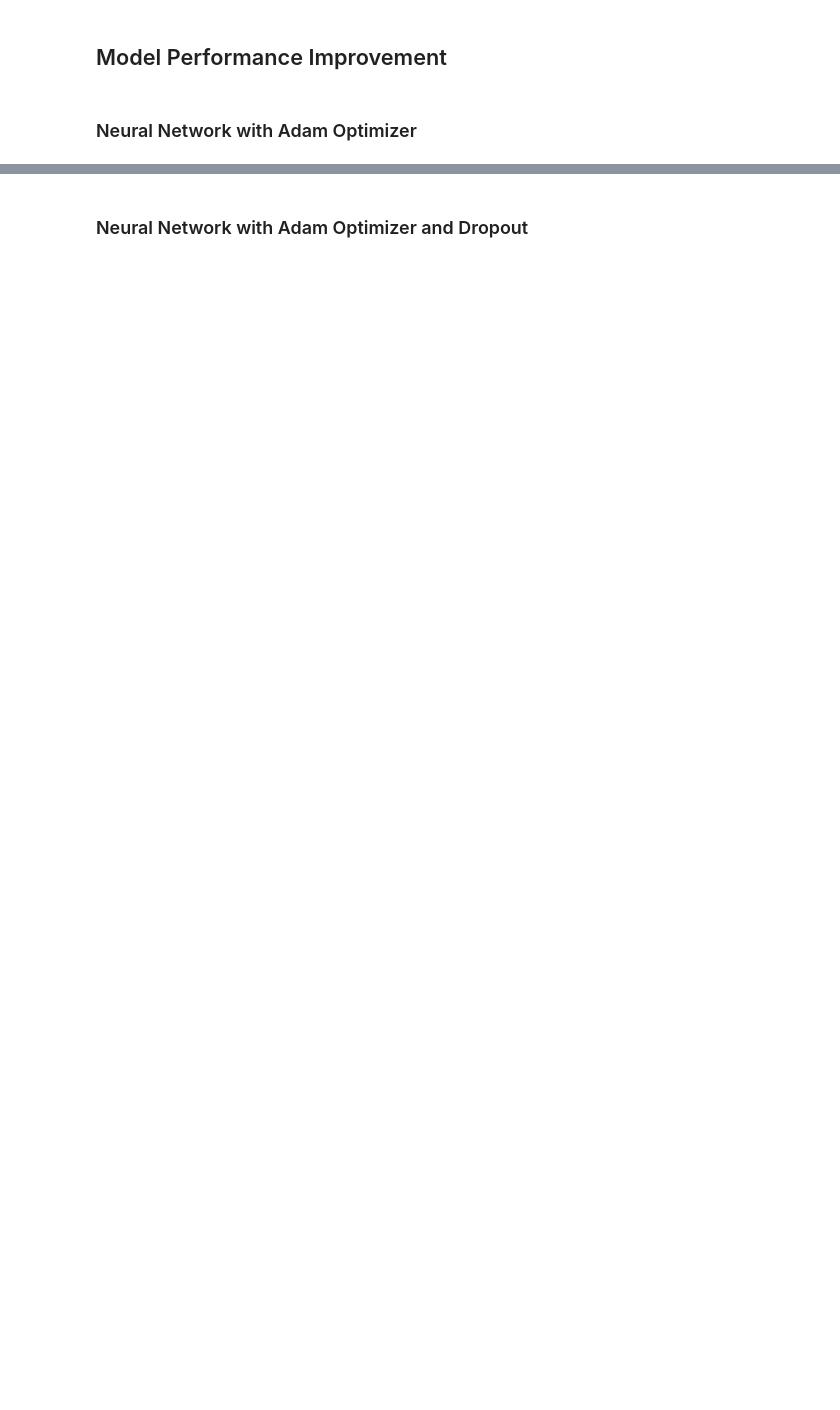
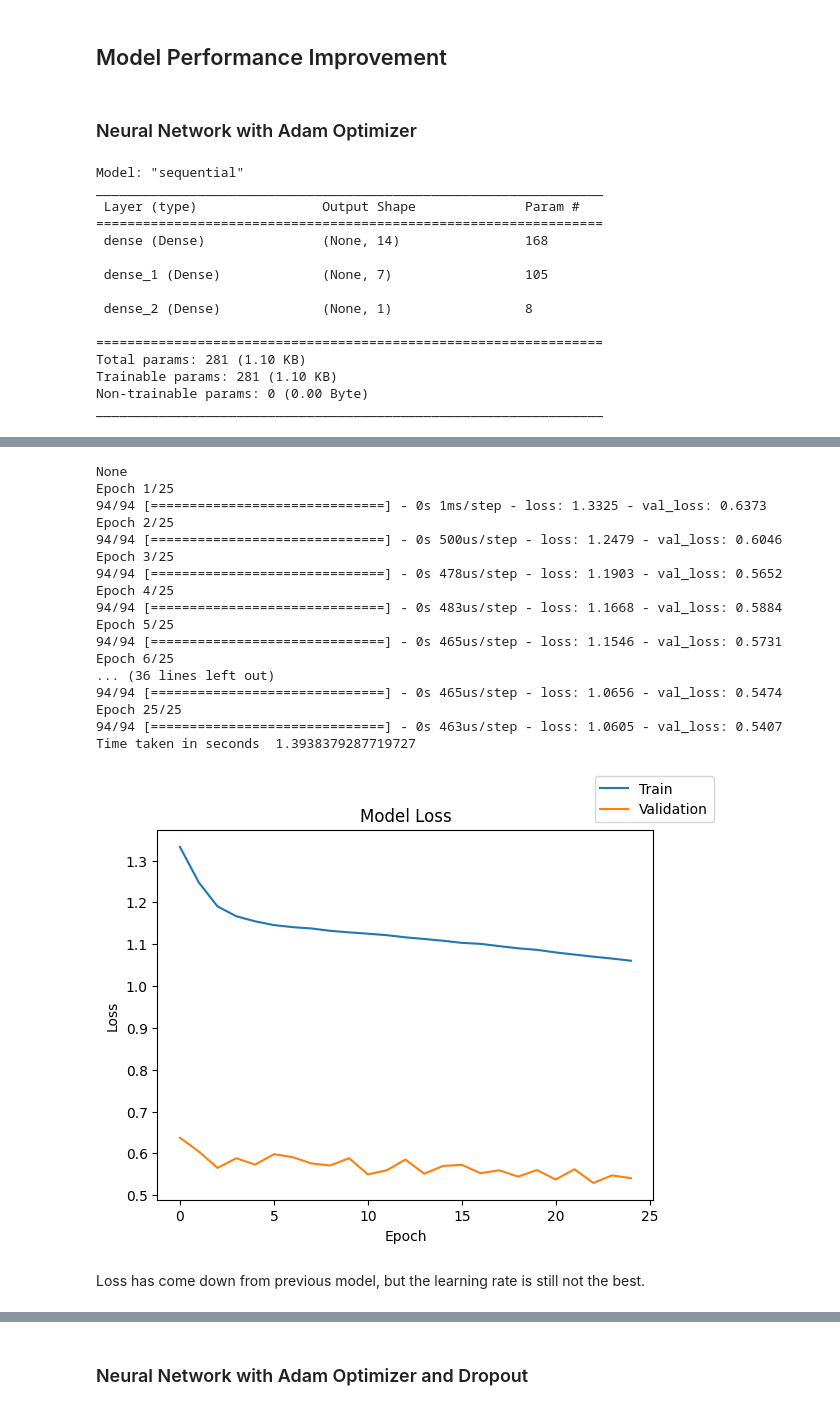
Before and after one commit to rsdomingues/aiml_learning, a Jupyter notebook: 4.intro-to-neural-networks/3.project/INN_Learner_Notebook_Full_code.ipynb, the cells around one changed output, grey strips where cells are left out. Drawn from its saved outputs; the diff is of its cells as text; code cells hidden in the pictures; blank space fills up the shorter version.

```diff
--- a/4.intro-to-neural-networks/3.project/INN_Learner_Notebook_Full_code.ipynb
+++ b/4.intro-to-neural-networks/3.project/INN_Learner_Notebook_Full_code.ipynb
@@ -540,3 +748,42 @@ Write down the logic for choosing the metric that would be the best metric for t
 ## Model Performance Improvement
 # %% [markdown]
 ### Neural Network with Adam Optimizer
+# %%
+# clears the current Keras session, resetting all layers and models previously created, freeing up memory and resources.
+tf.keras.backend.clear_session()
+
+#Initializing the neural network
+model = Sequential()
+model.add(Dense(14,activation="relu",input_dim=X_train.shape[1]))
+model.add(Dense(7,activation="relu"))
+model.add(Dense(1,activation="sigmoid"))
+print(model.summary())
+
+# defining Adam as the optimizer to be used
+optimizer = tf.keras.optimizers.Adam()
+model.compile(loss='binary_crossentropy', optimizer=optimizer)
+
+#fiting the model
+start = time.time()
+history = model.fit(X_train, y_train, validation_data=(X_val,y_val) , batch_size=batch_size, epochs=epochs,class_weight=cw_dict)
+end=time.time()
+
+#observing the results
+print("Time taken in seconds ",end-start)
+plot(history,'loss')
+# %% [output]
+Model: "sequential"
+_________________________________________________________________
+ Layer (type)                Output Shape              Param #
+=================================================================
+ dense (Dense)               (None, 14)                168
+
+ dense_1 (Dense)             (None, 7)                 105
+
+ dense_2 (Dense)             (None, 1)                 8
+
+=================================================================
+Total params: 281 (1.10 KB)
+Trainable params: 281 (1.10 KB)
+Non-trainable params: 0 (0.00 Byte)
+_________________________________________________________________
@@ -542,0 +791,20 @@ Write down the logic for choosing the metric that would be the best metric for t
+None
+Epoch 1/25
+94/94 [==============================] - 0s 1ms/step - loss: 1.3325 - val_loss: 0.6373
+Epoch 2/25
+94/94 [==============================] - 0s 500us/step - loss: 1.2479 - val_loss: 0.6046
+Epoch 3/25
+94/94 [==============================] - 0s 478us/step - loss: 1.1903 - val_loss: 0.5652
+Epoch 4/25
+94/94 [==============================] - 0s 483us/step - loss: 1.1668 - val_loss: 0.5884
+Epoch 5/25
+94/94 [==============================] - 0s 465us/step - loss: 1.1546 - val_loss: 0.5731
+Epoch 6/25
+... (36 lines left out)
+94/94 [==============================] - 0s 465us/step - loss: 1.0656 - val_loss: 0.5474
+Epoch 25/25
+94/94 [==============================] - 0s 463us/step - loss: 1.0605 - val_loss: 0.5407
+Time taken in seconds  1.3938379287719727
+[figure, added]
+# %% [markdown]
+Loss has come down from previous model, but the learning rate is still not the best.
```
Also changed, not shown: parts of 33 cells of this notebook.
